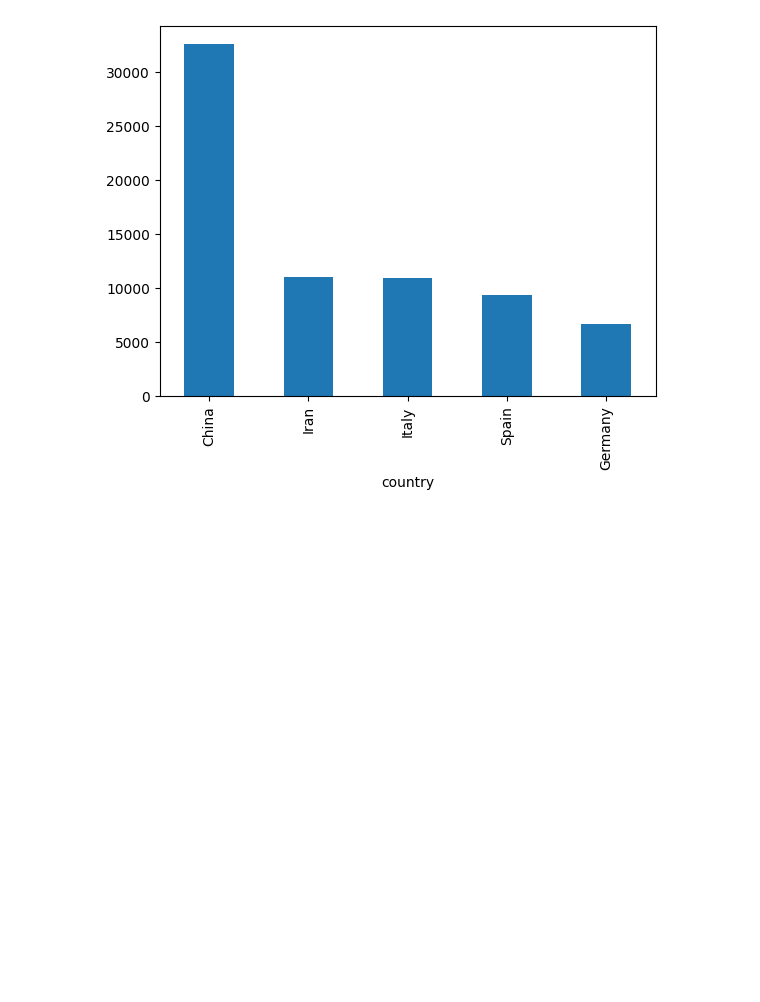
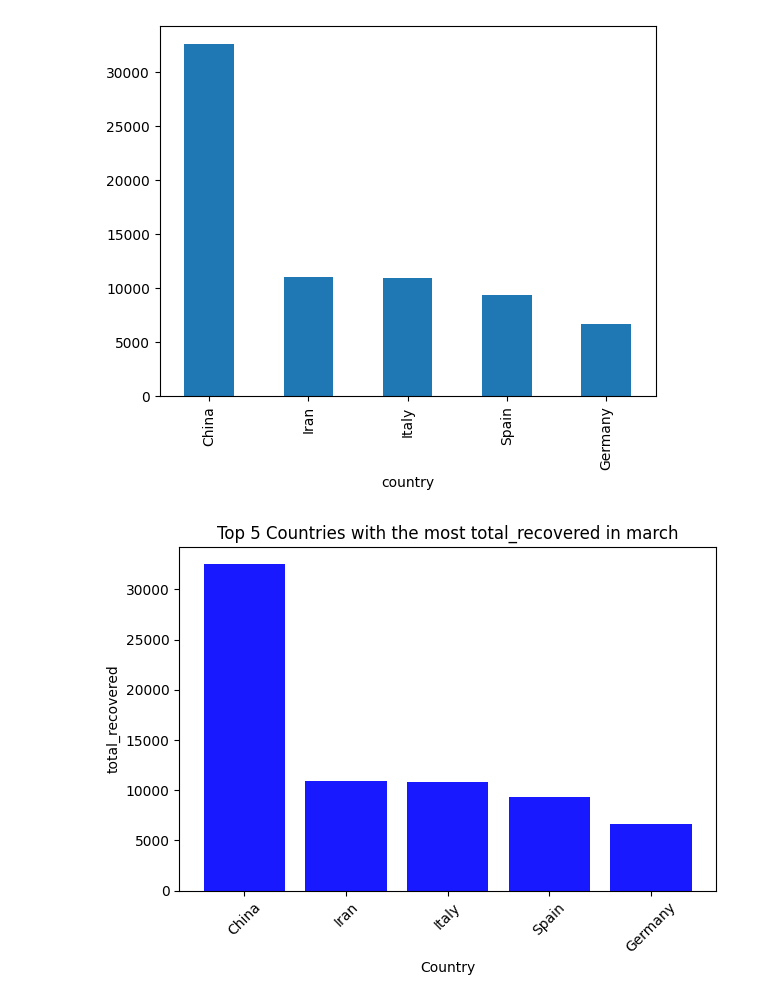
Before and after one commit to ManikMaharjan/Covid_19_python_data_cleaning, a Jupyter notebook: Extract.ipynb, the cells around one changed output. Cells and saved outputs as stored; diff of their text form; code cells hidden in the pictures; blank space fills up the shorter version.

```diff
--- a/Extract.ipynb
+++ b/Extract.ipynb
@@ -684,0 +700,18 @@ plt.show()
+# %%
+# puting the data valuies in dataframe as for proper analysis
+ #convert results from sql query into dataframe
+most_recoveroes_df= pd.DataFrame(highest_recoveres)
+#plot bar graph
+fig4, ax4 =plt.subplots()
+ax4.bar(most_recoveroes_df['country'], most_recoveroes_df['total_recovered'],color ='Blue', alpha=0.9, align="center");
+ax4.set_xlabel("Country");
+ax4.set_ylabel("total_recovered");
+ax4.set_title("Top 5 Countries with the most total_recovered in march")
+#ax2.set_xticklabels(most_death_df['country'],rotation="vertical");
+ax4.set_xticklabels(most_recoveroes_df["country"], rotation=45)
+plt.tight_layout()
+
+path=os.path.join("Image","most_recoveroes_df.png")
+fig2.savefig(path,bbox_inches='tight')
+# %% [output]
+[figure, added]
```
Also changed, not shown: parts of 3 cells of this notebook, 2 other files.
